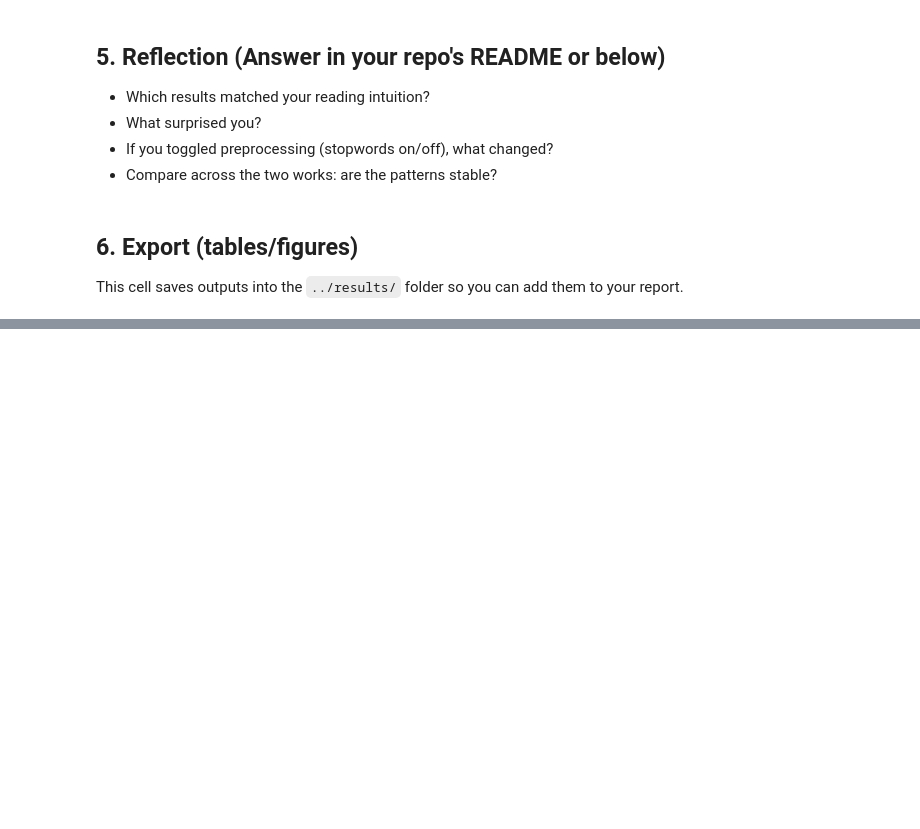
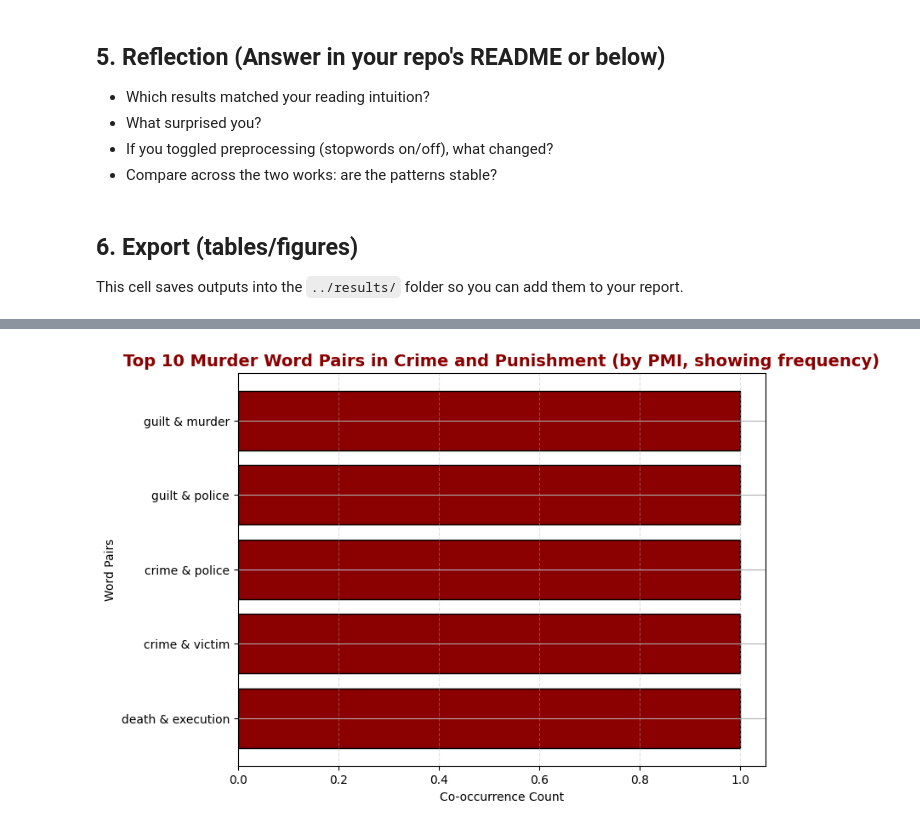
Before and after one commit to NLP-M-A-D/applied-NLP-week2, a Jupyter notebook: notebooks/2_AppliedNLP_Session2_PMI.ipynb, the cells around one changed output, grey strips where cells are left out. Cells and saved outputs as stored; diff of their text form; code cells hidden in the pictures; blank space fills up the shorter version.

```diff
--- a/notebooks/2_AppliedNLP_Session2_PMI.ipynb
+++ b/notebooks/2_AppliedNLP_Session2_PMI.ipynb
@@ -301,0 +543,92 @@ except NameError:
+# %%
+import math
+import matplotlib.pyplot as plt
+from collections import Counter
+
+# --- Murder-related words ---
+murder_terms = [
+    # Core murder terms
+    "murder", "kill", "killed", "killing", "slay", "slain", "homicide", "manslaughter",
+    "crime", "criminal", "culprit", "felony", "assassin", "assassination",
+
+    # Violence & weapon-related
+    "blood", "bloody", "knife", "dagger", "gun", "revolver", "weapon", "pistol", "axe", "blade",
+    "wound", "corpse", "body", "dead", "death", "die", "execution", "hang", "strangle", "poison",
+
+    # Investigation & justice
+    "victim", "detective", "investigation", "suspect", "trial", "judge", "jury",
+    "sentence", "punishment", "justice", "arrest", "police", "confession", "guilty", "guilt",
+    "innocent", "executioner", "warrant", "prison", "cell", "interrogation",
+
+    # Emotional & psychological
+    "revenge", "anger", "hatred", "madness", "fear", "remorse", "regret", "sin", "forgive",
+    "evil", "suffering", "torment", "pain", "nightmare", "insanity", "betrayal", "rage",
+
+    # Scene & setting
+    "bloodstain", "crime", "scene", "shadow", "darkness", "scream", "shout", "whisper", "footsteps",
+    "grave", "tomb", "cemetery", "funeral"
+]
+murder_set = set(murder_terms)
+
+# --- Compute PMI + frequencies ---
+def compute_pmi_and_freq(tokens, window_size=5):
+    tokens = [t.lower() for t in tokens]
+    total_tokens = len(tokens)
+    word_count = Counter(tokens)
+    pair_count = Counter()
+
+    for i, word in enumerate(tokens):
+        if word in murder_set:
+            window = tokens[i+1:i+window_size]
+            for w2 in window:
+                if w2 in murder_set and w2 != word:
+                    pair = tuple(sorted((word, w2)))
+                    pair_count[pair] += 1
+
+    pmi_values = {}
+    for (w1, w2), cooccur in pair_count.items():
+        p_w1 = word_count[w1] / total_tokens
+        p_w2 = word_count[w2] / total_tokens
+        p_w1_w2 = cooccur / total_tokens
+        if p_w1_w2 > 0:
+            pmi_values[(w1, w2)] = math.log2(p_w1_w2 / (p_w1 * p_w2))
+
+    # Combine PMI and frequency for ranking
+    combined = [(pair, pmi_values[pair], pair_count[pair]) for pair in pmi_values]
+    return sorted(combined, key=lambda x: x[1], reverse=True)
+
+# --- Example tokenized novels ---
+tokens_cp = """The murder was followed by guilt and punishment. The police investigated
+the crime and found the victim covered in blood. The criminal confessed before the judge.
+The execution brought death and remorse.""".split()
+
+tokens_bk = """The trial revealed guilt and confession. The judge spoke of crime and punishment.
+The victim’s blood and the killer’s fear haunted the court. The executioner brought death again.""".split()
+
+# --- Compute PMI for both books ---
+cp_data = compute_pmi_and_freq(tokens_cp)
+bk_data = compute_pmi_and_freq(tokens_bk)
+
+# --- Select top 10 pairs based on PMI ---
+top10_cp = cp_data[:10]
+top10_bk = bk_data[:10]
+
+# --- Plot helper ---
+def plot_top_pairs(data, title):
+    pairs = [f"{w1} & {w2}" for (w1, w2), _, _ in data]
+    freqs = [freq for _, _, freq in data]
+
+    plt.figure(figsize=(8,6))
+    plt.barh(pairs, freqs, color='darkred', edgecolor='black')
+    plt.xlabel("Co-occurrence Count")
+    plt.ylabel("Word Pairs")
+    plt.title(title, fontsize=14, color='darkred', fontweight='bold')
+    plt.gca().invert_yaxis()  # So the top pair appears on top
+    plt.grid(axis='x', linestyle='--', alpha=0.4)
+    plt.show()
+
+# --- Plot results ---
+plot_top_pairs(top10_cp, "Top 10 Murder Word Pairs in Crime and Punishment (by PMI, showing frequency)")
+plot_top_pairs(top10_bk, "Top 10 Murder Word Pairs in The Brothers Karamazov (by PMI, showing frequency)")
+# %% [output]
+[figure, added]
```
Also changed, not shown: parts of 8 cells of this notebook, 2 other files.
